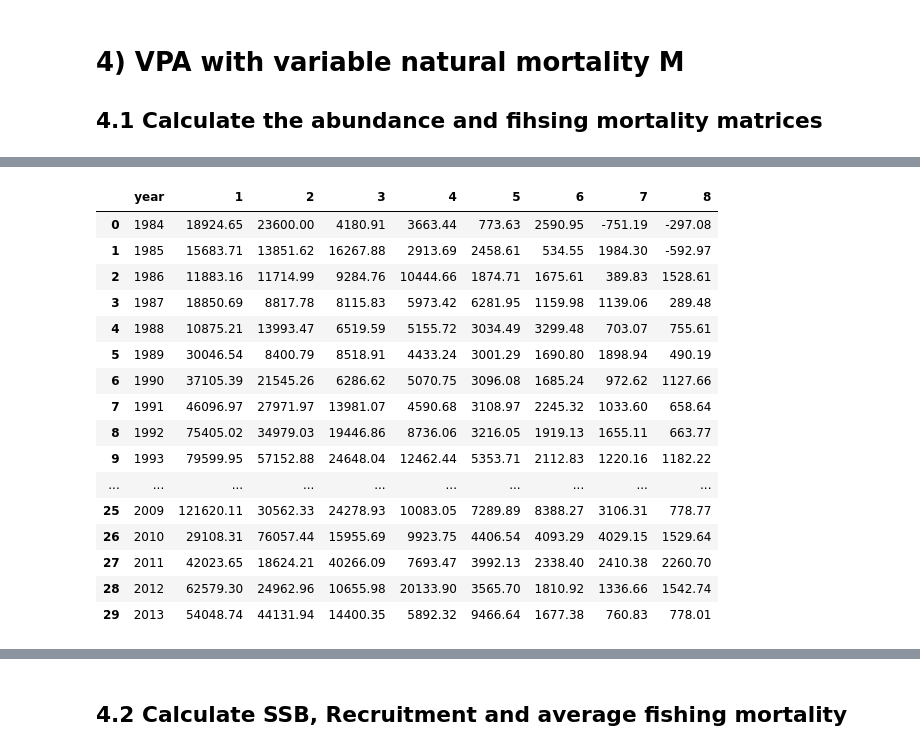
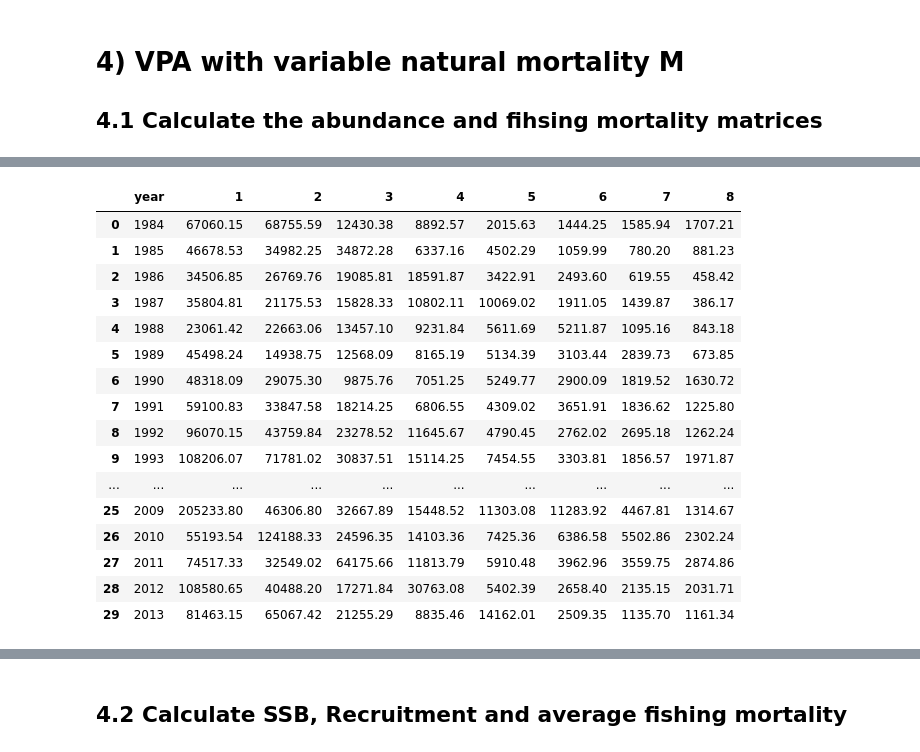
Before and after one commit to d2gex/pfs_slu, a Jupyter notebook: python/vap_fixed_terms.ipynb, the cells around one changed output, grey strips where cells are left out. Saved outputs shown, nothing was run; the diff lists cells and outputs as text; code cells hidden in the pictures.

```diff
--- a/python/vap_fixed_terms.ipynb
+++ b/python/vap_fixed_terms.ipynb
@@ -58,36 +58,38 @@ class Abundance:
         self.m = m
         self.f = f
 
-    def calculate_abundance_last_cols_rows (self, n: pd.DataFrame) -> pd.DataFrame:
+    def calculate_abundance_last_cols_rows (self) -> pd.DataFrame:
+        n = self.f.copy()
+        n[n.columns[1:]] = 0
+
         # Calculate abundance for last column (age 8 for all years)
         ct = self.c.iloc[:, -1]
         zt = self.f.iloc[:, -1] + self.m.iloc[:, -1]
         ft = self.f.iloc[:, -1]
-        exp_z = np.exp(pd.Series([1] * len(zt)) - zt)
+        exp_z = 1 - np.exp(-zt)
         #----> update last column
-        n.iloc[:, -1] = round(ct * zt / ft * exp_z, 2)
+        n.iloc[:, -1] = round((ct * zt) / (ft * exp_z), 2)
 
         # Calculate abundance for last row (all ages for the last year)
         ct = self.c.iloc[-1, 1:].reset_index(drop=True)
         zt = (self.f.iloc[-1, 1:] + self.m.iloc[-1, 1:]).reset_index(drop=True)
         ft = self.f.iloc[-1, 1:].reset_index(drop=True)
-        exp_z = np.exp(pd.Series([1] * len(zt)) - zt)
+        exp_z = 1 - np.exp(-zt)
         #----> update last rowex
-        n.iloc[-1, 1:] = round(ct * zt / ft * exp_z, 2)
-
+        n.iloc[-1, 1:] = round((ct * zt) / (ft * exp_z), 2)
         return n
 
     def calculate_abundance_rest_cols_rows (self, n: pd.DataFrame) -> pd.DataFrame:
         for col in range(len(n.columns)-1, 1, -1): # Calculation from age 7 to age 1
             nt1 = n.iloc[1:, col].reset_index(drop=True) # Nt+1,a+1
-            e_m = np.exp(m.iloc[:-1, col-1])
+            e_m = np.exp(self.m.iloc[:-1, col-1])
+            em_2 = np.exp(self.m.iloc[:-1, col-1] / 2)
             ct = self.c.iloc[:-1, col-1]
-            em_2 = np.exp(m.iloc[:-1, col-1] / 2)
             n.iloc[:-1, col-1] = round((nt1 * e_m) + (ct * em_2), 2)
         return n
 
-    def calculate (self, n: pd.DataFrame) -> pd.DataFrame:
-        n = self.calculate_abundance_last_cols_rows(n)
+    def calculate (self) -> pd.DataFrame:
+        n = self.calculate_abundance_last_cols_rows()
         n = self.calculate_abundance_rest_cols_rows(n)
         return (n)
 # %%
@@ -298,9 +247,8 @@ Text(0.5, 0, 'Years')
 ## 4.1 Calculate the abundance and fihsing mortality matrices
 # %%
 # Calculate the abundance matrix with the new M matrix
-
 abundance = Abundance(c, vm, f)
-n_vm = abundance.calculate(n)
+n_vm = abundance.calculate()
 n_vm
 # %% [output]
 |  | year | 1 | 2 | 3 | 4 | 5 | 6 | 7 | 8 |
@@ -323,6 +271,6 @@ n_vm
 # %%
 # Recalculate the fishing mortality matrix
-fishing_mortality = FishingMortality(n, vm, f)
+fishing_mortality = FishingMortality(n_vm, vm, f)
 from_col, to_col = 3, 8
 new_f_vm = fishing_mortality.calculate(from_col, to_col)
 new_f_vm
@@ -347,24 +295,24 @@ new_f_vm
 # %%
 # Recalculate the abundance matrix with new fishing mortality matrix
 
 abundance = Abundance(c, vm, new_f_vm)
-n_vm = abundance.calculate(n_vm)
+n_vm = abundance.calculate()
 n_vm
 # %% [output]
 |  | year | 1 | 2 | 3 | 4 | 5 | 6 | 7 | 8 |
-| 0 | 1984 | 18924.65 | 23600.00 | 4180.91 | 3663.44 | 773.63 | 2590.95 | -751.19 | -297.08 |
-| 1 | 1985 | 15683.71 | 13851.62 | 16267.88 | 2913.69 | 2458.61 | 534.55 | 1984.30 | -592.97 |
-| 2 | 1986 | 11883.16 | 11714.99 | 9284.76 | 10444.66 | 1874.71 | 1675.61 | 389.83 | 1528.61 |
-| 3 | 1987 | 18850.69 | 8817.78 | 8115.83 | 5973.42 | 6281.95 | 1159.98 | 1139.06 | 289.48 |
-| 4 | 1988 | 10875.21 | 13993.47 | 6519.59 | 5155.72 | 3034.49 | 3299.48 | 703.07 | 755.61 |
-| 5 | 1989 | 30046.54 | 8400.79 | 8518.91 | 4433.24 | 3001.29 | 1690.80 | 1898.94 | 490.19 |
-| 6 | 1990 | 37105.39 | 21545.26 | 6286.62 | 5070.75 | 3096.08 | 1685.24 | 972.62 | 1127.66 |
-| 7 | 1991 | 46096.97 | 27971.97 | 13981.07 | 4590.68 | 3108.97 | 2245.32 | 1033.60 | 658.64 |
-| 8 | 1992 | 75405.02 | 34979.03 | 19446.86 | 8736.06 | 3216.05 | 1919.13 | 1655.11 | 663.77 |
-| 9 | 1993 | 79599.95 | 57152.88 | 24648.04 | 12462.44 | 5353.71 | 2112.83 | 1220.16 | 1182.22 |
+| 0 | 1984 | 67060.15 | 68755.59 | 12430.38 | 8892.57 | 2015.63 | 1444.25 | 1585.94 | 1707.21 |
+| 1 | 1985 | 46678.53 | 34982.25 | 34872.28 | 6337.16 | 4502.29 | 1059.99 | 780.20 | 881.23 |
+| 2 | 1986 | 34506.85 | 26769.76 | 19085.81 | 18591.87 | 3422.91 | 2493.60 | 619.55 | 458.42 |
+| 3 | 1987 | 35804.81 | 21175.53 | 15828.33 | 10802.11 | 10069.02 | 1911.05 | 1439.87 | 386.17 |
+| 4 | 1988 | 23061.42 | 22663.06 | 13457.10 | 9231.84 | 5611.69 | 5211.87 | 1095.16 | 843.18 |
+| 5 | 1989 | 45498.24 | 14938.75 | 12568.09 | 8165.19 | 5134.39 | 3103.44 | 2839.73 | 673.85 |
+| 6 | 1990 | 48318.09 | 29075.30 | 9875.76 | 7051.25 | 5249.77 | 2900.09 | 1819.52 | 1630.72 |
+| 7 | 1991 | 59100.83 | 33847.58 | 18214.25 | 6806.55 | 4309.02 | 3651.91 | 1836.62 | 1225.80 |
+| 8 | 1992 | 96070.15 | 43759.84 | 23278.52 | 11645.67 | 4790.45 | 2762.02 | 2695.18 | 1262.24 |
+| 9 | 1993 | 108206.07 | 71781.02 | 30837.51 | 15114.25 | 7454.55 | 3303.81 | 1856.57 | 1971.87 |
 | ... | ... | ... | ... | ... | ... | ... | ... | ... | ... |
-| 25 | 2009 | 121620.11 | 30562.33 | 24278.93 | 10083.05 | 7289.89 | 8388.27 | 3106.31 | 778.77 |
-| 26 | 2010 | 29108.31 | 76057.44 | 15955.69 | 9923.75 | 4406.54 | 4093.29 | 4029.15 | 1529.64 |
-| 27 | 2011 | 42023.65 | 18624.21 | 40266.09 | 7693.47 | 3992.13 | 2338.40 | 2410.38 | 2260.70 |
-| 28 | 2012 | 62579.30 | 24962.96 | 10655.98 | 20133.90 | 3565.70 | 1810.92 | 1336.66 | 1542.74 |
-| 29 | 2013 | 54048.74 | 44131.94 | 14400.35 | 5892.32 | 9466.64 | 1677.38 | 760.83 | 778.01 |
+| 25 | 2009 | 205233.80 | 46306.80 | 32667.89 | 15448.52 | 11303.08 | 11283.92 | 4467.81 | 1314.67 |
+| 26 | 2010 | 55193.54 | 124188.33 | 24596.35 | 14103.36 | 7425.36 | 6386.58 | 5502.86 | 2302.24 |
+| 27 | 2011 | 74517.33 | 32549.02 | 64175.66 | 11813.79 | 5910.48 | 3962.96 | 3559.75 | 2874.86 |
+| 28 | 2012 | 108580.65 | 40488.20 | 17271.84 | 30763.08 | 5402.39 | 2658.40 | 2135.15 | 2031.71 |
+| 29 | 2013 | 81463.15 | 65067.42 | 21255.29 | 8835.46 | 14162.01 | 2509.35 | 1135.70 | 1161.34 |
```
Also changed, not shown: parts of 37 cells of this notebook.
